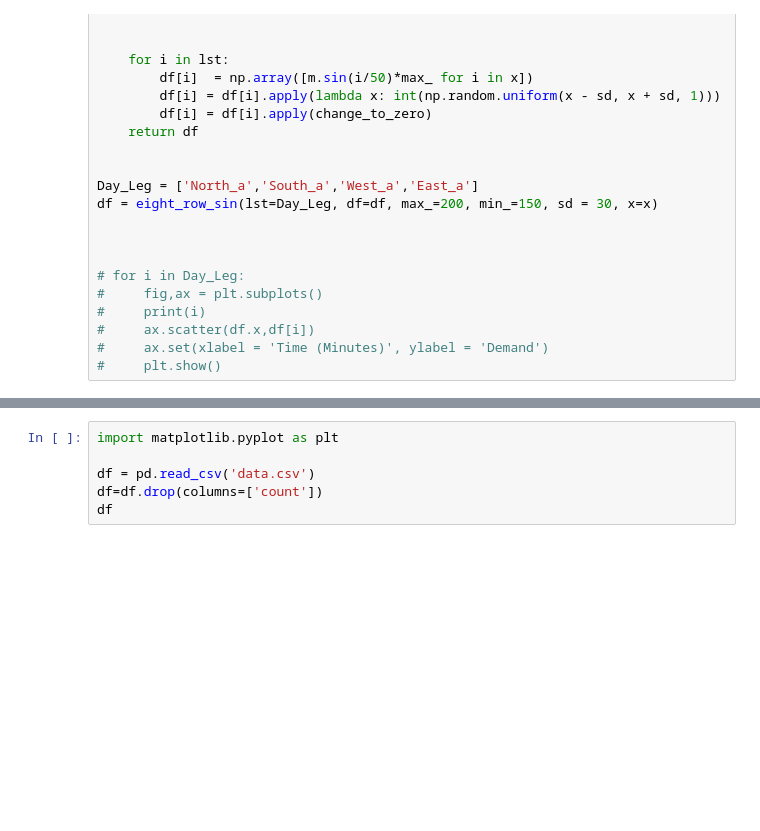
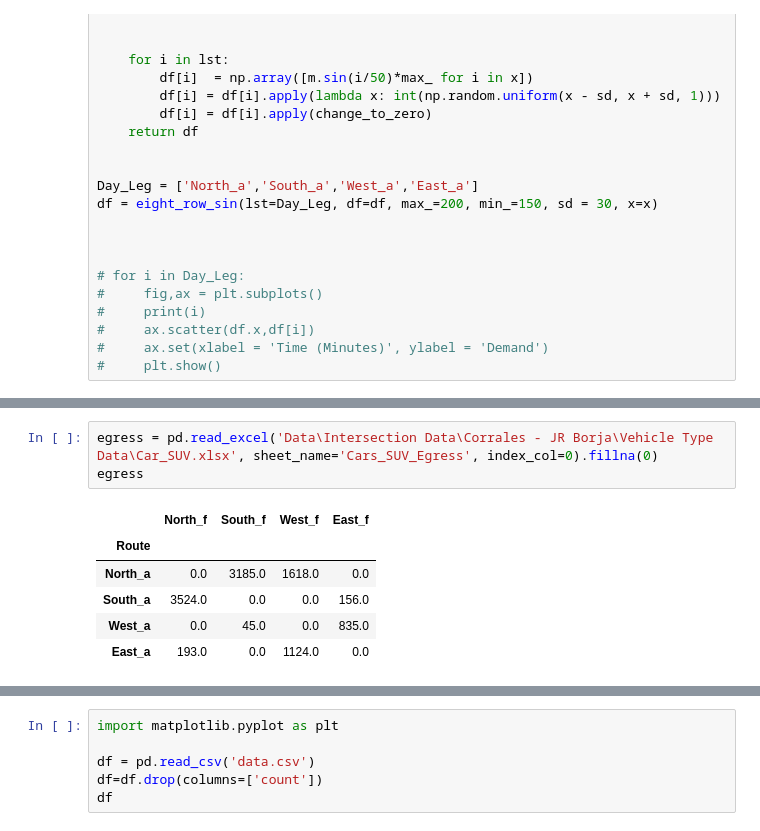
Before and after one commit to gsulay/XUTrafficSignalOptimization2122, a Jupyter notebook: Playground.ipynb, the cells around one changed output, grey strips where cells are left out. Saved outputs shown, nothing was run; the diff lists cells and outputs as text; blank space fills up the shorter version.

```diff
--- a/Playground.ipynb
+++ b/Playground.ipynb
@@ -58 +83,11 @@ df = eight_row_sin(lst=Day_Leg, df=df, max_=200, min_=150, sd = 30, x=x)
+# %%
+egress = pd.read_excel('Data\Intersection Data\Corrales - JR Borja\Vehicle Type Data\Car_SUV.xlsx', sheet_name='Cars_SUV_Egress', index_col=0).fillna(0)
+egress
+# %% [output]
+|  | North_f | South_f | West_f | East_f |
+| Route |  |  |  |  |
+| North_a | 0.0 | 3185.0 | 1618.0 | 0.0 |
+| South_a | 3524.0 | 0.0 | 0.0 | 156.0 |
+| West_a | 0.0 | 45.0 | 0.0 | 835.0 |
+| East_a | 193.0 | 0.0 | 1124.0 | 0.0 |
 # %%
```
Also changed, not shown: parts of 7 cells of this notebook.
